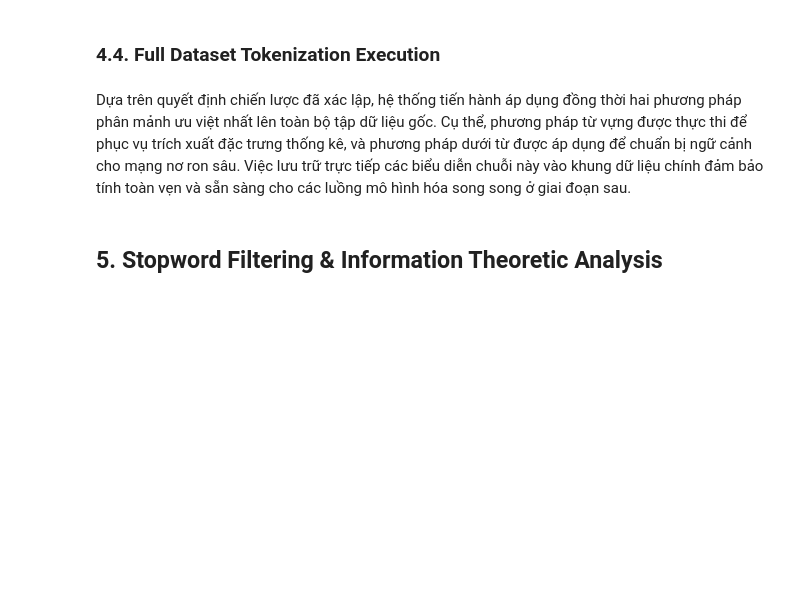
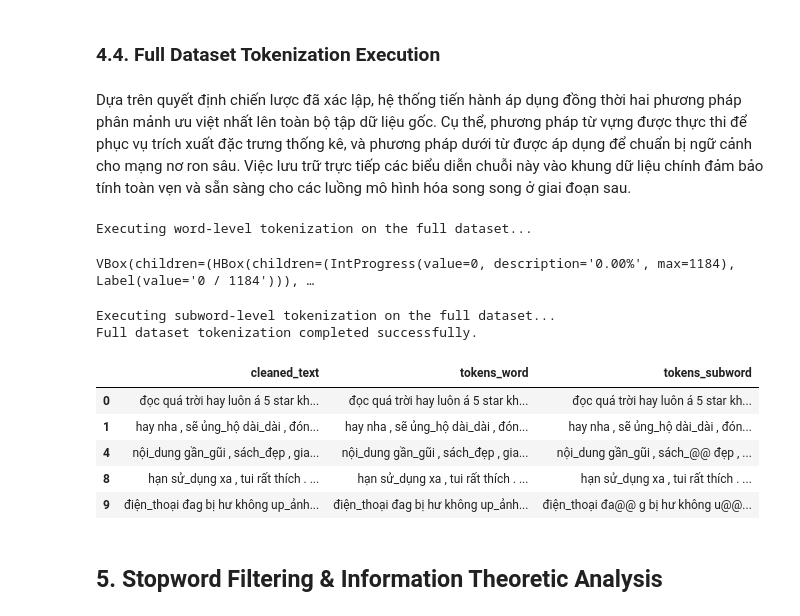
Before and after one commit to ThanhChuong12/ecommerce-review-analytics, a Jupyter notebook: notebooks/01_Data_Preprocessing_and_Labeling.ipynb, the cells around one changed output. Cells and saved outputs as stored; diff of their text form; code cells hidden in the pictures; blank space fills up the shorter version.

```diff
--- a/notebooks/01_Data_Preprocessing_and_Labeling.ipynb
+++ b/notebooks/01_Data_Preprocessing_and_Labeling.ipynb
@@ -402,21 +423,32 @@ Dựa trên các phân tích thực nghiệm, hệ thống quy chuẩn sử dụ
 # %% [markdown]
 Dựa trên quyết định chiến lược đã xác lập, hệ thống tiến hành áp dụng đồng thời hai phương pháp phân mảnh ưu việt nhất lên toàn bộ tập dữ liệu gốc. Cụ thể, phương pháp từ vựng được thực thi để phục vụ trích xuất đặc trưng thống kê, và phương pháp dưới từ được áp dụng để chuẩn bị ngữ cảnh cho mạng nơ ron sâu. Việc lưu trữ trực tiếp các biểu diễn chuỗi này vào khung dữ liệu chính đảm bảo tính toàn vẹn và sẵn sàng cho các luồng mô hình hóa song song ở giai đoạn sau.
 # %%
-# # Execute word-level tokenization on the entire dataset using parallel processing
-# print("Executing word-level tokenization on the full dataset...")
-# df['tokens_word'] = df['cleaned_text'].parallel_apply(
-#     lambda x: underthesea.word_tokenize(x, format="text")
-# )
+# Execute word-level tokenization on the entire dataset using parallel processing
+print("Executing word-level tokenization on the full dataset...")
+df['tokens_word'] = df['cleaned_text'].parallel_apply(
+    lambda x: underthesea.word_tokenize(x, format="text")
+)
 
-# # Execute subword-level tokenization using HuggingFace's optimized Rust backend
-# print("Executing subword-level tokenization on the full dataset...")
-# df['tokens_subword'] = df['cleaned_text'].apply(
-#     lambda x: " ".join(phobert_tokenizer.tokenize(x))
-# )
+# Execute subword-level tokenization using HuggingFace's optimized Rust backend
+print("Executing subword-level tokenization on the full dataset...")
+df['tokens_subword'] = df['cleaned_text'].apply(
+    lambda x: " ".join(phobert_tokenizer.tokenize(x))
+)
 
-# # Verify the integration of new tokenized features into the main dataframe
-# print("Full dataset tokenization completed successfully.")
-# display(df[['cleaned_text', 'tokens_word', 'tokens_subword']].head())
+# Verify the integration of new tokenized features into the main dataframe
+print("Full dataset tokenization completed successfully.")
+display(df[['cleaned_text', 'tokens_word', 'tokens_subword']].head())
+# %% [output]
+Executing word-level tokenization on the full dataset...
+VBox(children=(HBox(children=(IntProgress(value=0, description='0.00%', max=1184), Label(value='0 / 1184'))), …
+Executing subword-level tokenization on the full dataset...
+Full dataset tokenization completed successfully.
+|  | cleaned_text | tokens_word | tokens_subword |
+| 0 | đọc quá trời hay luôn á 5 star kh... | đọc quá trời hay luôn á 5 star kh... | đọc quá trời hay luôn á 5 star kh... |
+| 1 | hay nha , sẽ ủng_hộ dài_dài , đón... | hay nha , sẽ ủng_hộ dài_dài , đón... | hay nha , sẽ ủng_hộ dài_dài , đón... |
+| 4 | nội_dung gần_gũi , sách_đẹp , gia... | nội_dung gần_gũi , sách_đẹp , gia... | nội_dung gần_gũi , sách_@@ đẹp , ... |
+| 8 | hạn sử_dụng xa , tui rất thích . ... | hạn sử_dụng xa , tui rất thích . ... | hạn sử_dụng xa , tui rất thích . ... |
+| 9 | điện_thoại đag bị hư không up_ảnh... | điện_thoại đag bị hư không up_ảnh... | điện_thoại đa@@ g bị hư không u@@... |
 # %% [markdown]
 ## **5. Stopword Filtering & Information Theoretic Analysis**
 # %% [markdown]
```
Also changed, not shown: parts of 18 cells of this notebook, 1 other file.
